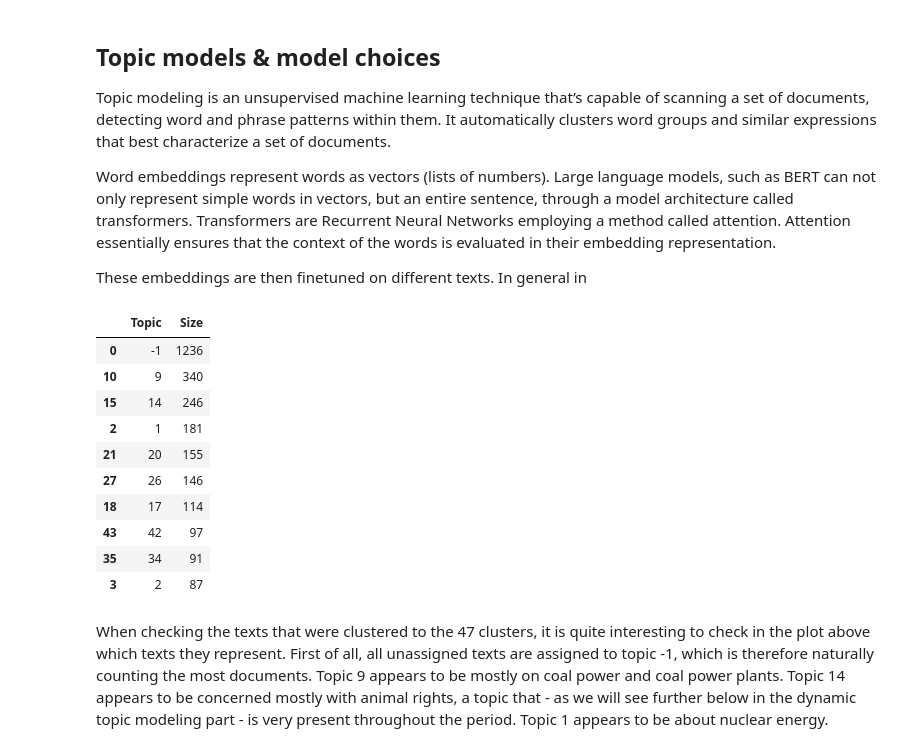
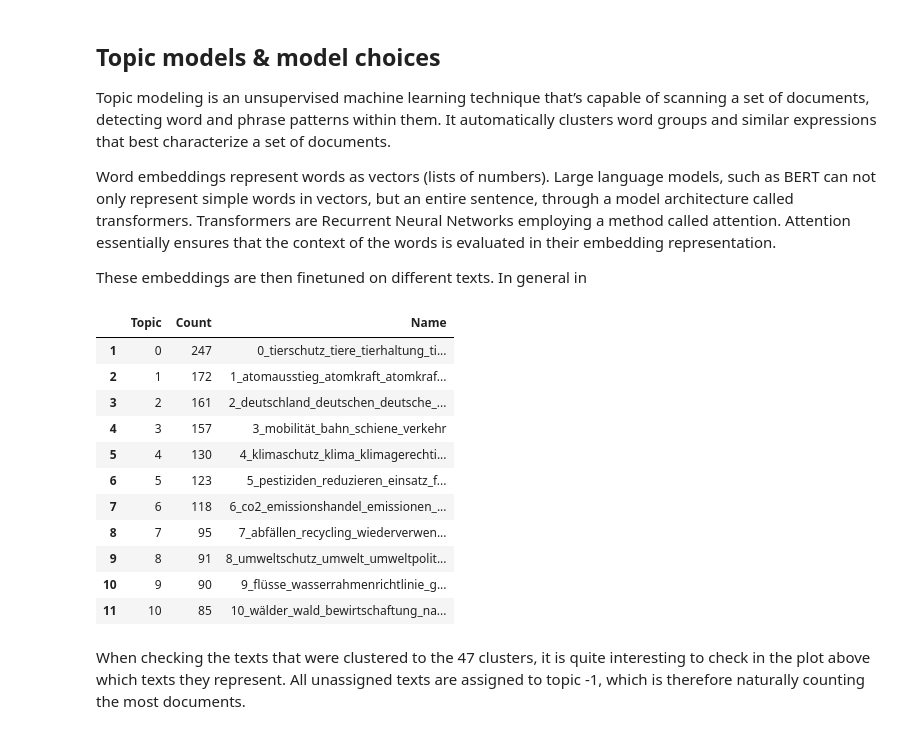
Before and after one commit to juka19/tad_assignment2, a Jupyter notebook: tad2nb.ipynb, the cells around one changed output. Drawn from its saved outputs; the diff is of its cells as text; code cells hidden in the pictures.

```diff
--- a/tad2nb.ipynb
+++ b/tad2nb.ipynb
@@ -91,9 +90,6 @@ In this case I am trying out three different language models. First, I am using
 # %%
 vectorizer_model = CountVectorizer(stop_words=stopwords.words('german'))
-german_model = BERTopic(verbose=True, vectorizer_model=vectorizer_model, language='german')
-
-german_parl = AutoModel.from_pretrained("chkla/parlbert-topic-german", output_hidden_states=True)
-german_parl_model = BERTopic(verbose=True, embedding_model=german_parl)
+german_model = BERTopic(verbose=True, vectorizer_model=vectorizer_model, language='german', min_topic_size=15)
 # %% [output]
 Some weights of the model checkpoint at chkla/parlbert-topic-german were not used when initializing BertModel: ['classifier.bias', 'classifier.weight']
 - This IS expected if you are initializing BertModel from the checkpoint of a model trained on another task or with another architecture (e.g. initializing a BertForSequenceClassification model from a ...
@@ -271,41 +258,20 @@ Topic modeling is an unsupervised machine learning technique that’s capable of
 Word embeddings represent words as vectors (lists of numbers). Large language models, such as BERT can not only represent simple words in vectors, but an entire sentence, through a model architecture called transformers. Transformers are Recurrent Neural Networks employing a method called attention. Attention essentially ensures that the context of the words is evaluated in their embedding representation.
 
 These embeddings are then finetuned on different texts. In general in
-# %%
-def extract_top_words_per_cluster(tf_idf, count, docs_per_cluster, n=20):
-    words = count.get_feature_names_out()
-    labels = list(docs_per_cluster.Topic)
-    indices = tf_idf.T.argsort()[:,-n:]
-    top_n_words = {label :
-        [(words[j], tf_idf.T[i][j]) for j in indices[i]][::-1]
-        for i, label in enumerate(labels)}
-    return top_n_words
-
-def extract_topic_size(df):
-    topic_sizes = (df.groupby(['Topic'])
-                   .text
-                   .count()
-                   .reset_index()
-                   .rename({'Topic': 'Topic', 'text': 'Size'},
-                           axis='columns')
-                   .sort_values('Size', ascending=False))
-    return topic_sizes
-
-top_n_words = extract_top_words_per_cluster(tf_idf, count, docs_per_cluster)
-topic_sizes = extract_topic_size(docs_df)
-
-topic_sizes.head(10)
-# %% [output]
-|  | Topic | Size |
-| 0 | -1 | 1236 |
-| 10 | 9 | 340 |
-| 15 | 14 | 246 |
-| 2 | 1 | 181 |
-| 21 | 20 | 155 |
-| 27 | 26 | 146 |
-| 18 | 17 | 114 |
-| 43 | 42 | 97 |
-| 35 | 34 | 91 |
-| 3 | 2 | 87 |
+# %%
+german_model.get_topic_info()[1:12]
+# %% [output]
+|  | Topic | Count | Name |
+| 1 | 0 | 247 | 0_tierschutz_tiere_tierhaltung_ti... |
+| 2 | 1 | 172 | 1_atomausstieg_atomkraft_atomkraf... |
+| 3 | 2 | 161 | 2_deutschland_deutschen_deutsche_... |
+| 4 | 3 | 157 | 3_mobilität_bahn_schiene_verkehr |
+| 5 | 4 | 130 | 4_klimaschutz_klima_klimagerechti... |
+| 6 | 5 | 123 | 5_pestiziden_reduzieren_einsatz_f... |
+| 7 | 6 | 118 | 6_co2_emissionshandel_emissionen_... |
+| 8 | 7 | 95 | 7_abfällen_recycling_wiederverwen... |
+| 9 | 8 | 91 | 8_umweltschutz_umwelt_umweltpolit... |
+| 10 | 9 | 90 | 9_flüsse_wasserrahmenrichtlinie_g... |
+| 11 | 10 | 85 | 10_wälder_wald_bewirtschaftung_na... |
 # %% [markdown]
-When checking the texts that were clustered to the 47 clusters, it is quite interesting to check in the plot above which texts they represent. First of all, all unassigned texts are assigned to topic -1, which is therefore naturally counting the most documents. Topic 9 appears to be mostly on coal power and coal power plants. Topic 14 appears to be concerned mostly with animal rights, a topic that - as we will see further below in the dynamic topic modeling part - is very present throughout the period. Topic 1 appears to be about nuclear energy.
+When checking the texts that were clustered to the 47 clusters, it is quite interesting to check in the plot above which texts they represent. All unassigned texts are assigned to topic -1, which is therefore naturally counting the most documents.
```
Also changed, not shown: parts of 24 cells of this notebook.
